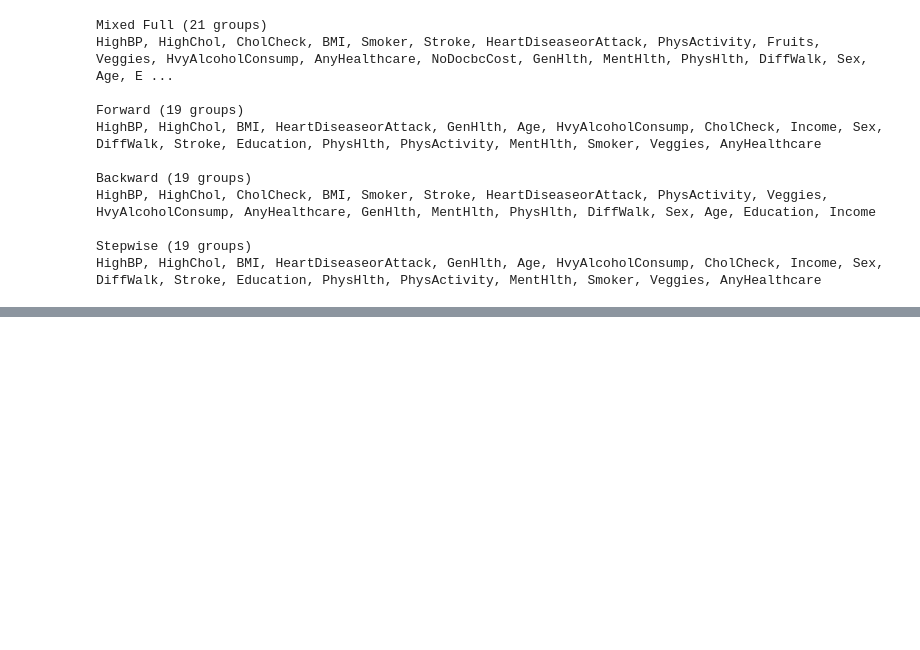
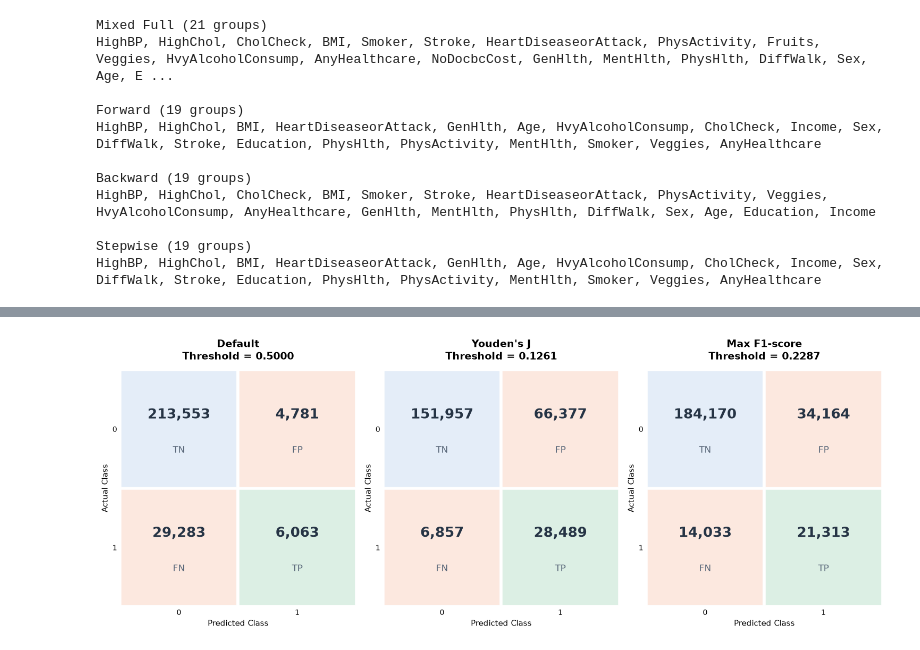
Before and after one commit to kurochan1901/115-1_Data-Analysis-and-Modeling, a Jupyter notebook: HW2/HW2.ipynb, the cells around one changed output, grey strips where cells are left out. Saved outputs shown, nothing was run; the diff lists cells and outputs as text; code cells hidden in the pictures; blank space fills up the shorter version.

```diff
--- a/HW2/HW2.ipynb
+++ b/HW2/HW2.ipynb
@@ -1517,0 +2155,70 @@ HighBP, HighChol, BMI, HeartDiseaseorAttack, GenHlth, Age, HvyAlcoholConsump, Ch
+# %%
+# plot
+# confusion matrix
+
+import matplotlib.pyplot as plt
+from matplotlib.patches import Rectangle
+
+fig, axes = plt.subplots(1, 3, figsize=(15, 5.2))
+
+colors = [
+    ["#E4EDF8", "#FCE8DF"],  # TN, FP
+    ["#FCE8DF", "#DCEFE4"]   # FN, TP
+]
+cell_names = [["TN", "FP"], ["FN", "TP"]]
+
+short_names = ["Default", "Youden's J", "Max F1-score"]
+
+for ax, (_, row), name in zip(
+    axes, results_df.iterrows(), short_names
+):
+    cm = [
+        [int(row["TN"]), int(row["FP"])],
+        [int(row["FN"]), int(row["TP"])]
+    ]
+
+    for i in range(2):
+        for j in range(2):
+            ax.add_patch(Rectangle(
+                (j, i), 1, 1,
+                facecolor=colors[i][j],
+                edgecolor="white",
+                linewidth=4
+            ))
+            ax.text(
+                j + 0.5, i + 0.38,
+                f"{cm[i][j]:,}",
+                ha="center", va="center",
+                fontsize=19, fontweight="bold",
+                color="#263445"
+            )
+            ax.text(
+                j + 0.5, i + 0.68,
+                cell_names[i][j],
+                ha="center", va="center",
+                fontsize=12, color="#596779"
+            )
+
+    ax.set_xlim(0, 2)
+    ax.set_ylim(2, 0)
+    ax.set_aspect("equal")
+    ax.set_xticks([0.5, 1.5], ["0", "1"])
+    ax.set_yticks([0.5, 1.5], ["0", "1"])
+    ax.set_xlabel("Predicted Class", fontsize=11)
+    ax.set_ylabel("Actual Class", fontsize=11)
+    ax.set_title(
+        f"{name}\nThreshold = {row['Threshold']:.4f}",
+        fontsize=14, fontweight="bold", pad=14
+    )
+    ax.tick_params(length=0)
+    for spine in ax.spines.values():
+        spine.set_visible(False)
+
+plt.tight_layout()
+plt.savefig(
+    "threshold_confusion_matrices.png",
+    dpi=300, bbox_inches="tight"
+)
+plt.show()
+# %% [output]
+[figure, added]
```
Also changed, not shown: parts of 29 cells of this notebook, 2 other files.
